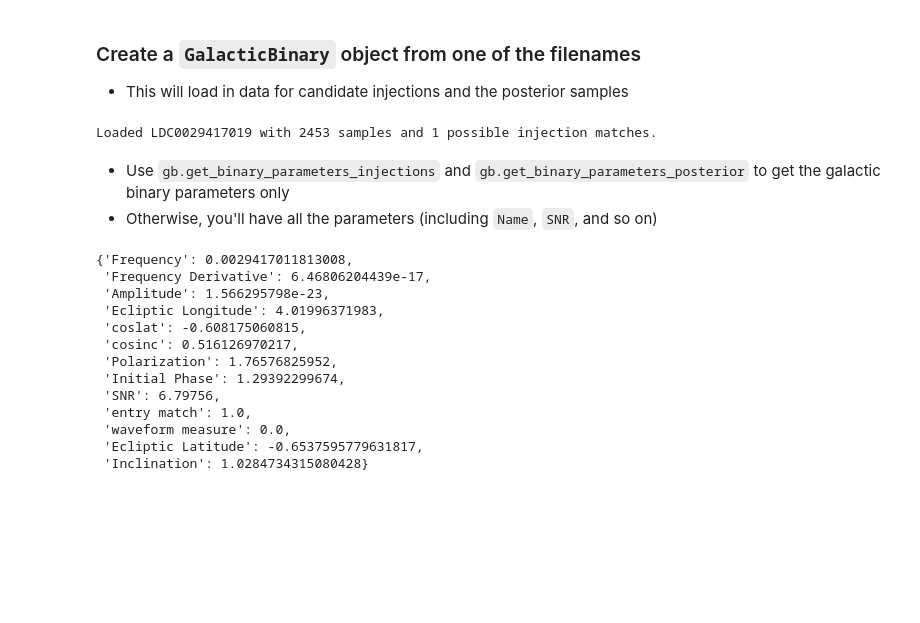
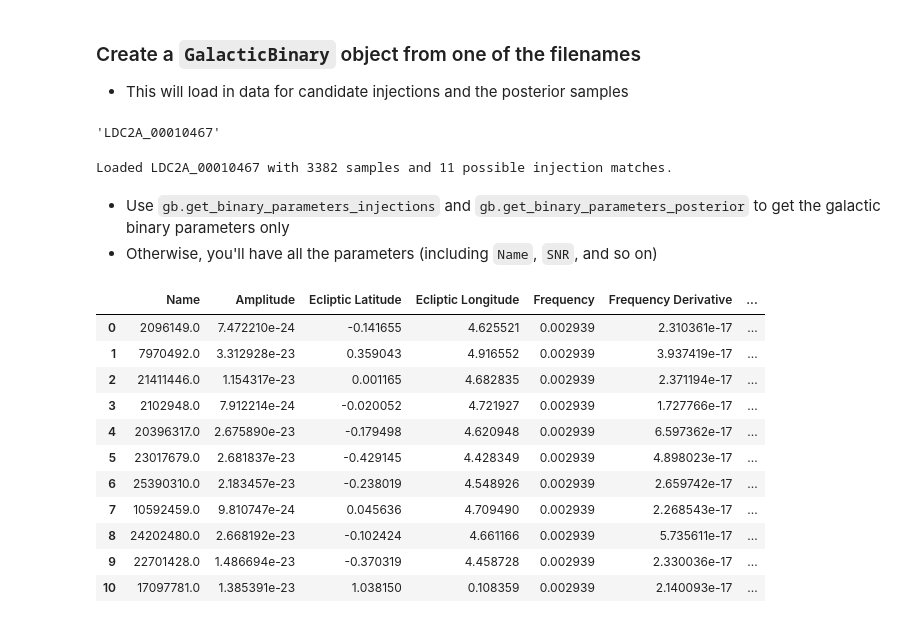
Before and after one commit to jkanner/project-catalog, a Jupyter notebook: notebooks/example.ipynb, the cells around one changed output. Drawn from its saved outputs; the diff is of its cells as text; code cells hidden in the pictures; blank space fills up the shorter version.

```diff
--- a/notebooks/example.ipynb
+++ b/notebooks/example.ipynb
@@ -11,26 +13,29 @@ names = get_galactic_binary_names()
 # %% [markdown]
 ### Create a `GalacticBinary` object from one of the filenames
 * This will load in data for candidate injections and the posterior samples
+# %%
+names[10467]
+# %% [output]
+'LDC2A_00010467'
 # %%
-gb = GalacticBinary.load_feather(names[2])
+gb = GalacticBinary.load_feather(names[10467])
 # %% [output]
-Loaded LDC0029417019 with 2453 samples and 1 possible injection matches.
+Loaded LDC2A_00010467 with 3382 samples and 11 possible injection matches.
 # %% [markdown]
 * Use `gb.get_binary_parameters_injections` and `gb.get_binary_parameters_posterior` to get the galactic binary parameters only
 * Otherwise, you'll have all the parameters (including `Name`, `SNR`, and so on)
-# %%
-gb.posterior.iloc[0].to_dict()
-# %% [output]
-{'Frequency': 0.0029417011813008,
- 'Frequency Derivative': 6.46806204439e-17,
- 'Amplitude': 1.566295798e-23,
- 'Ecliptic Longitude': 4.01996371983,
- 'coslat': -0.608175060815,
- 'cosinc': 0.516126970217,
- 'Polarization': 1.76576825952,
- 'Initial Phase': 1.29392299674,
- 'SNR': 6.79756,
- 'entry match': 1.0,
- 'waveform measure': 0.0,
- 'Ecliptic Latitude': -0.6537595779631817,
- 'Inclination': 1.0284734315080428}
+# %%
+gb.injections
+# %% [output]
+|  | Name | Amplitude | Ecliptic Latitude | Ecliptic Longitude | Frequency | Frequency Derivative | ... |
+| 0 | 2096149.0 | 7.472210e-24 | -0.141655 | 4.625521 | 0.002939 | 2.310361e-17 | ... |
+| 1 | 7970492.0 | 3.312928e-23 | 0.359043 | 4.916552 | 0.002939 | 3.937419e-17 | ... |
+| 2 | 21411446.0 | 1.154317e-23 | 0.001165 | 4.682835 | 0.002939 | 2.371194e-17 | ... |
+| 3 | 2102948.0 | 7.912214e-24 | -0.020052 | 4.721927 | 0.002939 | 1.727766e-17 | ... |
+| 4 | 20396317.0 | 2.675890e-23 | -0.179498 | 4.620948 | 0.002939 | 6.597362e-17 | ... |
+| 5 | 23017679.0 | 2.681837e-23 | -0.429145 | 4.428349 | 0.002939 | 4.898023e-17 | ... |
+| 6 | 25390310.0 | 2.183457e-23 | -0.238019 | 4.548926 | 0.002939 | 2.659742e-17 | ... |
+| 7 | 10592459.0 | 9.810747e-24 | 0.045636 | 4.709490 | 0.002939 | 2.268543e-17 | ... |
+| 8 | 24202480.0 | 2.668192e-23 | -0.102424 | 4.661166 | 0.002939 | 5.735611e-17 | ... |
+| 9 | 22701428.0 | 1.486694e-23 | -0.370319 | 4.458728 | 0.002939 | 2.330036e-17 | ... |
+| 10 | 17097781.0 | 1.385391e-23 | 1.038150 | 0.108359 | 0.002939 | 2.140093e-17 | ... |
```
Also changed, not shown: parts of 8 cells of this notebook, 7 other files.
